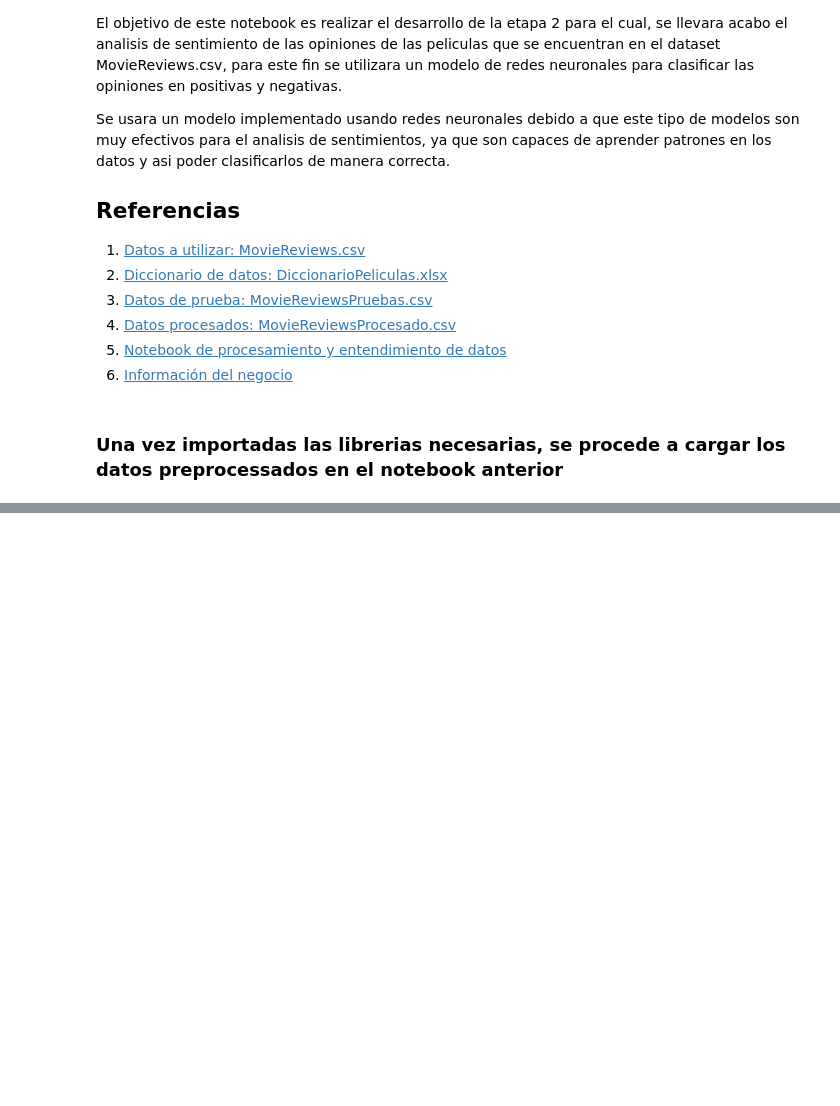
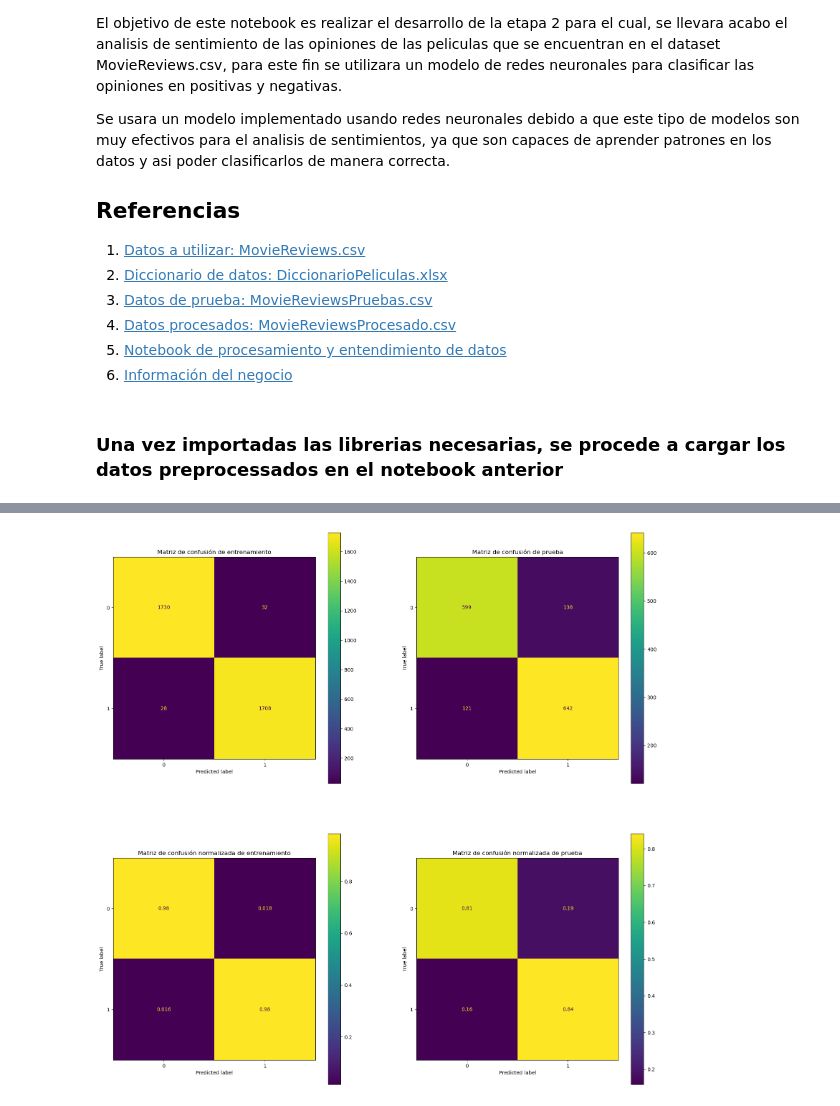
Before and after one commit to Zucaritas-BI/Proyecto-1, a Jupyter notebook: ModeloNeuralNetwork.ipynb, the cells around one changed output, grey strips where cells are left out. Drawn from its saved outputs; the diff is of its cells as text; code cells hidden in the pictures; blank space fills up the shorter version.

```diff
--- a/ModeloNeuralNetwork.ipynb
+++ b/ModeloNeuralNetwork.ipynb
@@ -50,0 +166,21 @@ df_peliculas.head()
+# %%
+# Vectorizar con TF-IDF
+from sklearn.feature_extraction.text import TfidfVectorizer
+
+# Creamos el objeto TfidfVectorizer
+tfidf_vect = TfidfVectorizer(tokenizer=tokenize, stop_words=stop_words)
+
+# Entrenamos y transformamos el conjunto de entrenamiento
+x_train_tfidf = tfidf_vect.fit_transform(x_train)
+
+# Entrenamos y transformamos el conjunto de test
+x_test_tfidf = tfidf_vect.transform(x_test)
+
+# Creamos el modelo de red neuronal
+mlp = MLPClassifier(verbose=True, early_stopping=True)
+
+# Entrenamos el modelo
+mlp.fit(x_train_tfidf, y_train)
+
+pred_train = mlp.predict(x_train_tfidf)
+pred_test = mlp.predict(x_test_tfidf)
@@ -50,0 +205,23 @@ df_peliculas.head()
+# %%
+# Mostramos las 4 matrices de confusión
+cm_train = confusion_matrix(y_train, pred_train)
+cm_test = confusion_matrix(y_test, pred_test)
+cm_train_norm = confusion_matrix(y_train, pred_train, normalize='true')
+cm_test_norm = confusion_matrix(y_test, pred_test, normalize='true')
+
+fig, ax = plt.subplots(nrows=2, ncols=2, figsize=(20, 20))
+ax[0, 0].set_title('Matriz de confusión de entrenamiento')
+ax[0, 1].set_title('Matriz de confusión de prueba')
+ax[1, 0].set_title('Matriz de confusión normalizada de entrenamiento')
+ax[1, 1].set_title('Matriz de confusión normalizada de prueba')
+disp_train = ConfusionMatrixDisplay(confusion_matrix=cm_train, display_labels=mlp.classes_)
+disp_test = ConfusionMatrixDisplay(confusion_matrix=cm_test, display_labels=mlp.classes_)
+disp_train_norm = ConfusionMatrixDisplay(confusion_matrix=cm_train_norm, display_labels=mlp.classes_)
+disp_test_norm = ConfusionMatrixDisplay(confusion_matrix=cm_test_norm, display_labels=mlp.classes_)
+disp_train.plot(ax=ax[0, 0])
+disp_test.plot(ax=ax[0, 1])
+disp_train_norm.plot(ax=ax[1, 0])
+disp_test_norm.plot(ax=ax[1, 1])
+plt.show()
+# %% [output]
+[figure, added]
```
Also changed, not shown: parts of 15 cells of this notebook.
